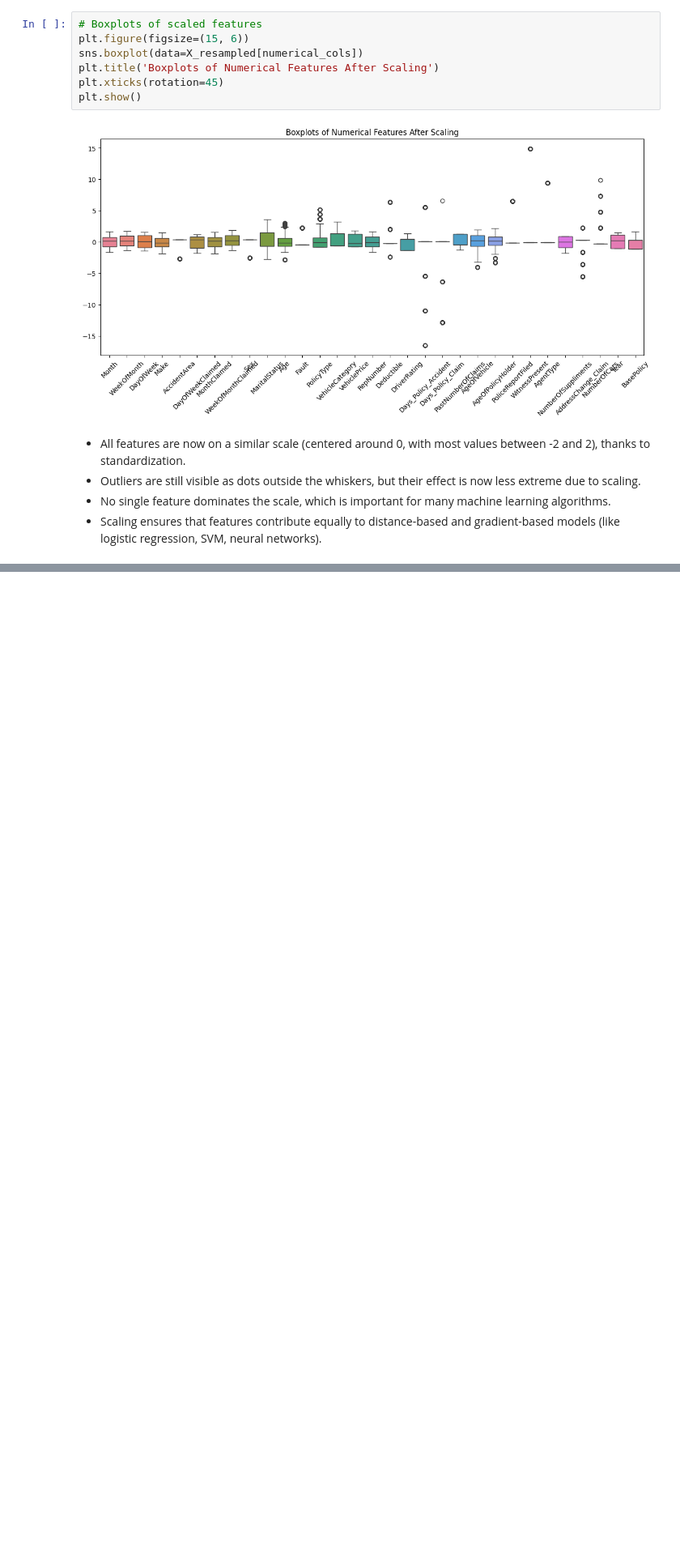
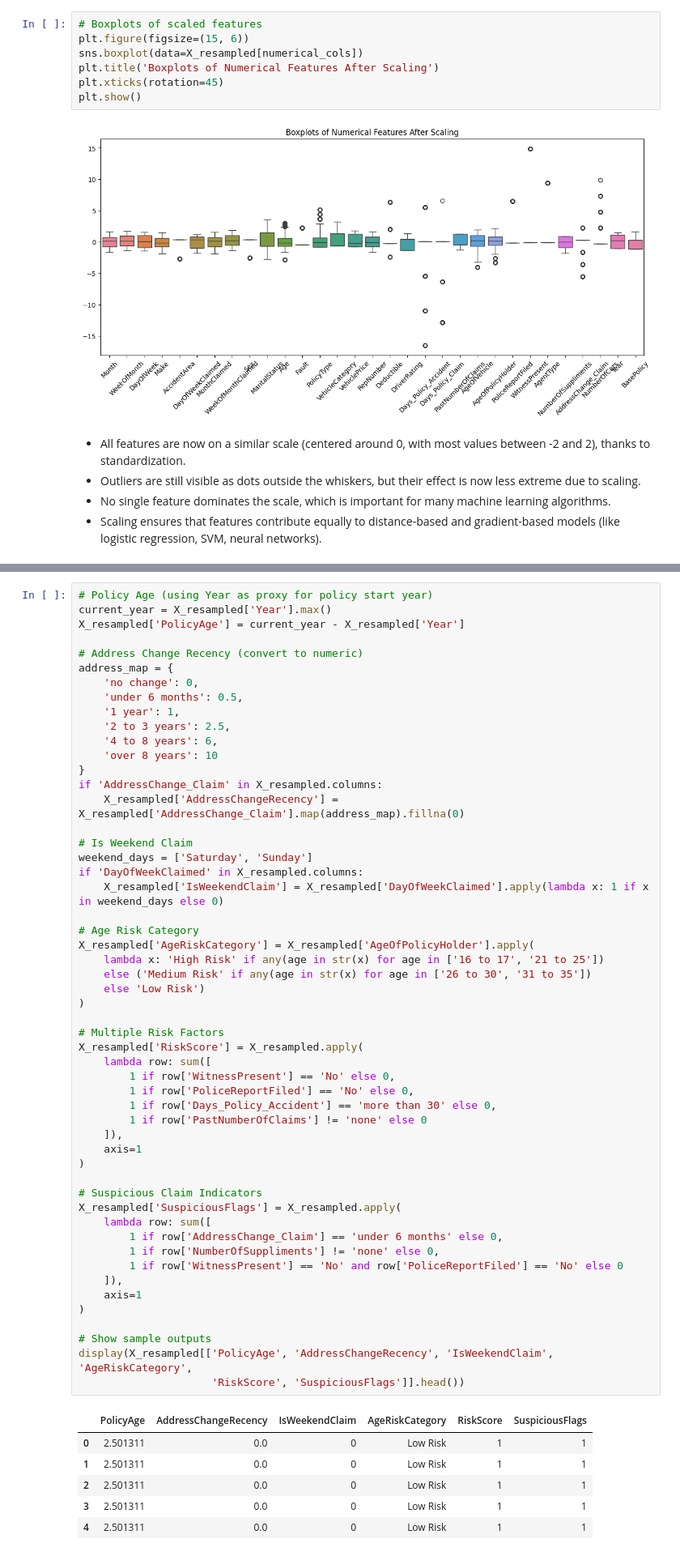
Before and after one commit to ghsaberr/claims-fraud-detection, a Jupyter notebook: claims-fraud-detection.ipynb, the cells around one changed output, grey strips where cells are left out. Shown at 81% size. Drawn from its saved outputs; the diff is of its cells as text; blank space fills up the shorter version.

```diff
--- a/claims-fraud-detection.ipynb
+++ b/claims-fraud-detection.ipynb
@@ -563,0 +576,60 @@ plt.show()
+# %%
+# Policy Age (using Year as proxy for policy start year)
+current_year = X_resampled['Year'].max()
+X_resampled['PolicyAge'] = current_year - X_resampled['Year']
+
+# Address Change Recency (convert to numeric)
+address_map = {
+    'no change': 0,
+    'under 6 months': 0.5,
+    '1 year': 1,
+    '2 to 3 years': 2.5,
+    '4 to 8 years': 6,
+    'over 8 years': 10
+}
+if 'AddressChange_Claim' in X_resampled.columns:
+    X_resampled['AddressChangeRecency'] = X_resampled['AddressChange_Claim'].map(address_map).fillna(0)
+
+# Is Weekend Claim
+weekend_days = ['Saturday', 'Sunday']
+if 'DayOfWeekClaimed' in X_resampled.columns:
+    X_resampled['IsWeekendClaim'] = X_resampled['DayOfWeekClaimed'].apply(lambda x: 1 if x in weekend_days else 0)
+
+# Age Risk Category
+X_resampled['AgeRiskCategory'] = X_resampled['AgeOfPolicyHolder'].apply(
+    lambda x: 'High Risk' if any(age in str(x) for age in ['16 to 17', '21 to 25'])
+    else ('Medium Risk' if any(age in str(x) for age in ['26 to 30', '31 to 35'])
+    else 'Low Risk')
+)
+
+# Multiple Risk Factors
+X_resampled['RiskScore'] = X_resampled.apply(
+    lambda row: sum([
+        1 if row['WitnessPresent'] == 'No' else 0,
+        1 if row['PoliceReportFiled'] == 'No' else 0,
+        1 if row['Days_Policy_Accident'] == 'more than 30' else 0,
+        1 if row['PastNumberOfClaims'] != 'none' else 0
+    ]),
+    axis=1
+)
+
+# Suspicious Claim Indicators
+X_resampled['SuspiciousFlags'] = X_resampled.apply(
+    lambda row: sum([
+        1 if row['AddressChange_Claim'] == 'under 6 months' else 0,
+        1 if row['NumberOfSuppliments'] != 'none' else 0,
+        1 if row['WitnessPresent'] == 'No' and row['PoliceReportFiled'] == 'No' else 0
+    ]),
+    axis=1
+)
+
+# Show sample outputs
+display(X_resampled[['PolicyAge', 'AddressChangeRecency', 'IsWeekendClaim', 'AgeRiskCategory',
+                     'RiskScore', 'SuspiciousFlags']].head())
+# %% [output]
+|  | PolicyAge | AddressChangeRecency | IsWeekendClaim | AgeRiskCategory | RiskScore | SuspiciousFlags |
+| 0 | 2.501311 | 0.0 | 0 | Low Risk | 1 | 1 |
+| 1 | 2.501311 | 0.0 | 0 | Low Risk | 1 | 1 |
+| 2 | 2.501311 | 0.0 | 0 | Low Risk | 1 | 1 |
+| 3 | 2.501311 | 0.0 | 0 | Low Risk | 1 | 1 |
+| 4 | 2.501311 | 0.0 | 0 | Low Risk | 1 | 1 |
```
Also changed, not shown: parts of 1 cell of this notebook.
